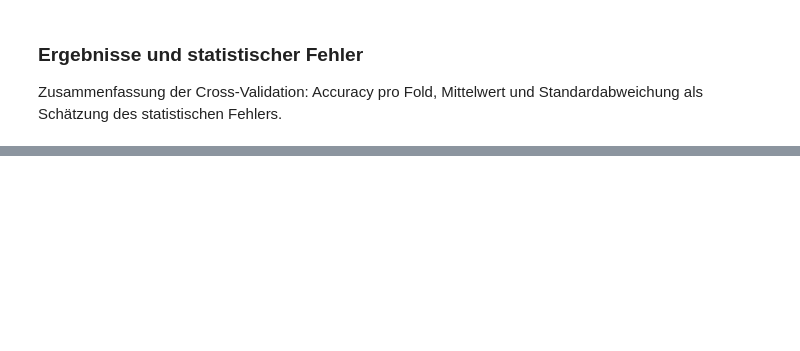
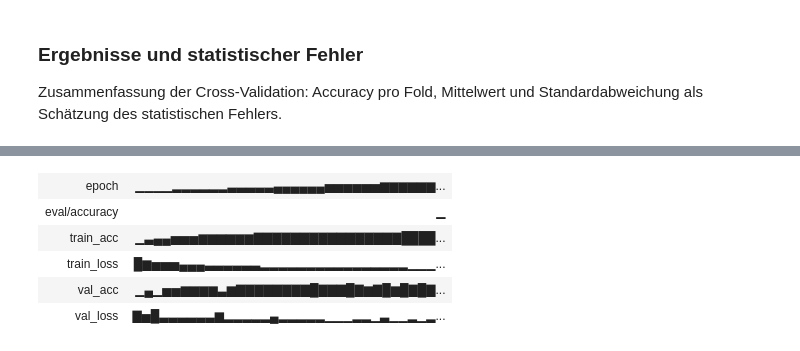
Before and after one commit to mannaluca02/del, a Jupyter notebook: src/00_first_model.ipynb, the cells around one changed output, grey strips where cells are left out. Cells and saved outputs as stored; diff of their text form; code cells hidden in the pictures; blank space fills up the shorter version.

```diff
--- a/src/00_first_model.ipynb
+++ b/src/00_first_model.ipynb
@@ -1761,0 +2048,87 @@ View run at https://wandb.ai/mannaluca02-fachhochschule-nordwestschweiz-fhnw/del
+# %%
+class WideCNN(nn.Module):
+    """Drei Conv Blöcke wie BaseCNN, aber mit doppelter Filteranzahl (32 -> 64 -> 128)."""
+
+    def __init__(self, num_classes=6, img_size=IMG_SIZE):
+        super().__init__()
+        self.features = nn.Sequential(
+            # Block 1: img_size -> img_size/2
+            nn.Conv2d(3, 32, kernel_size=3, padding=1),
+            nn.ReLU(),
+            nn.MaxPool2d(2),
+            # Block 2: img_size/2 -> img_size/4
+            nn.Conv2d(32, 64, kernel_size=3, padding=1),
+            nn.ReLU(),
+            nn.MaxPool2d(2),
+            # Block 3: img_size/4 -> img_size/8
+            nn.Conv2d(64, 128, kernel_size=3, padding=1),
+            nn.ReLU(),
+            nn.MaxPool2d(2),
+        )
+        feat_size = img_size // 8  # 3x MaxPool(2)
+        self.classifier = nn.Sequential(
+            nn.Flatten(),
+            nn.Linear(128 * feat_size * feat_size, 128),
+            nn.ReLU(),
+            nn.Linear(128, num_classes),
+        )
+
+    def forward(self, x):
+        return self.classifier(self.features(x))
+
+
+# Parameter-Vergleich
+base_params = sum(p.numel() for p in BaseCNN(NUM_CLASSES).parameters())
+wide_params = sum(p.numel() for p in WideCNN(NUM_CLASSES).parameters())
+print(f"Baseline (Filter 16/32/64):  {base_params:,} Parameter")
+print(
+    f"WideCNN  (Filter 32/64/128): {wide_params:,} Parameter ({(wide_params/base_params - 1)*100:+.1f}%)"
+)
+
+run = wandb.init(
+    project="del-mini-challenge",
+    name="h2-width-2x",
+    config={
+        "architecture": "WideCNN",
+        "optimizer": "SGD",
+        "lr": best_lr,
+        "momentum": 0.0,
+        "batch_size": best_bs,
+        "epochs": PHASE2_EPOCHS,
+        "experiment": "h2-width",
+        "hypothesis": "Mehr Filter pro Block -> hoehere Val Accuracy, groesserer Gap",
+    },
+    reinit=True,
+)
+
+model_h2 = WideCNN(NUM_CLASSES).to(device)
+optimizer_h2 = optim.SGD(model_h2.parameters(), lr=best_lr)
+
+history_h2 = train_model(
+    model_h2,
+    train_loader,
+    val_loader,
+    criterion,
+    optimizer_h2,
+    device,
+    epochs=PHASE2_EPOCHS,
+)
+
+results_h2 = evaluate_model(
+    model_h2,
+    val_loader,
+    CLASS_NAMES,
+    device,
+    channel_mean,
+    channel_std,
+)
+
+peak_val_acc_h2 = max(history_h2["val_acc"])
+print(f"\nH2 WideCNN Peak Val Accuracy: {peak_val_acc_h2:.4f}")
+print(f"Baseline Peak Val Accuracy:   {peak_val_acc_base:.4f}")
+print(
+    f"Differenz:                    {(peak_val_acc_h2 - peak_val_acc_base)*100:+.2f} Prozentpunkte"
+)
+
+run.finish()
+# %% [output]
@@ -1761,0 +2162,6 @@ View run at https://wandb.ai/mannaluca02-fachhochschule-nordwestschweiz-fhnw/del
+| epoch | ▁▁▁▁▂▂▂▂▂▂▃▃▃▃▃▄▄▄▄▄▄▅▅▅▅▅▅▆▆▆▆▆▆... |
+| eval/accuracy | ▁ |
+| train_acc | ▁▃▄▄▅▅▅▆▆▆▆▆▆▇▇▇▇▇▇▇▇▇▇▇▇▇▇▇▇████... |
+| train_loss | █▆▅▅▅▄▄▄▃▃▃▃▃▃▂▂▂▂▂▂▂▂▂▂▂▂▂▂▂▂▁▁▁... |
+| val_acc | ▁▄▁▅▅▆▆▆▆▃▆▇▇▇▇▇▇▇▇█▇▇▇█▇▆▇█▆█▇█▇... |
+| val_loss | ▇▅█▃▃▃▃▃▃▆▂▂▂▂▂▄▂▂▂▂▂▁▁▁▂▂▁▃▁▁▂▁▂... |
```
Also changed, not shown: parts of 35 cells of this notebook, 1 other file.
